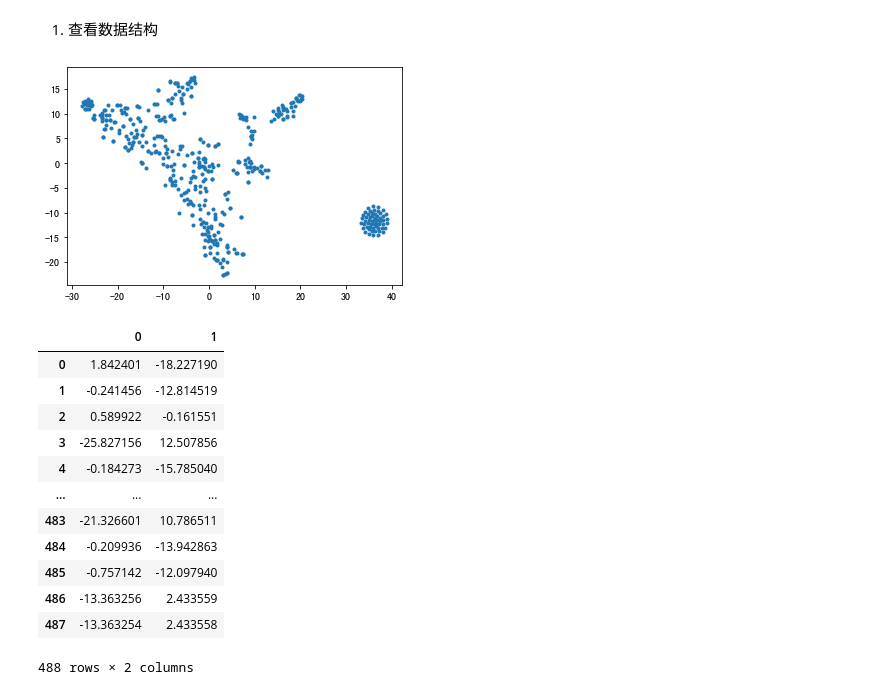
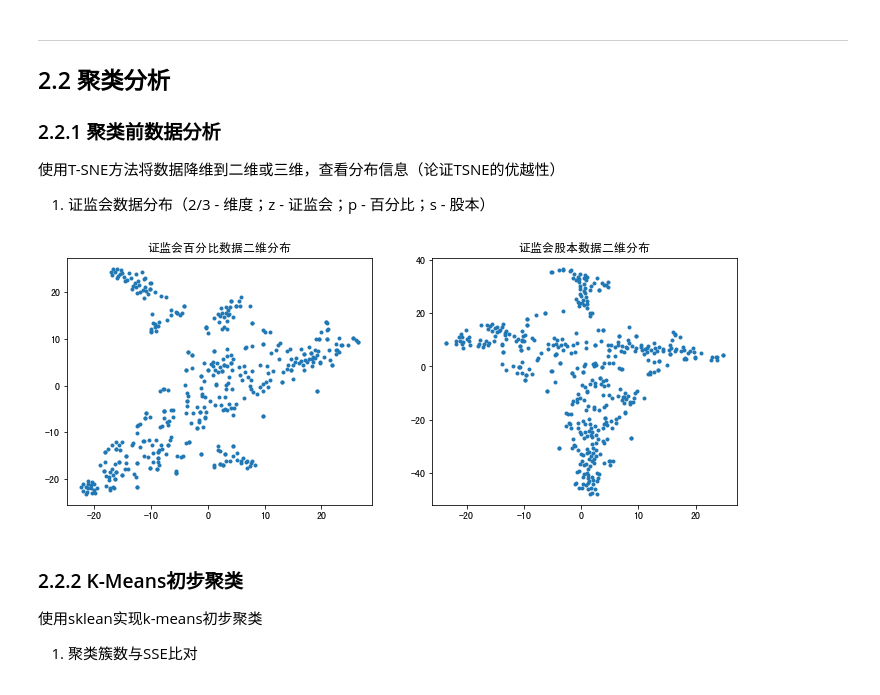
Before and after one commit to VanessaZhx/SmartInvestment, a Jupyter notebook: EDA.ipynb, the cells around one changed output. Cells and saved outputs as stored; diff of their text form; code cells hidden in the pictures.

```diff
--- a/EDA.ipynb
+++ b/EDA.ipynb
@@ -46,35 +79,51 @@ plt.show()
 # %% [markdown]
-1. 查看数据结构
+---
+## 2.2 聚类分析
+### 2.2.1 聚类前数据分析
+使用T-SNE方法将数据降维到二维或三维，查看分布信息（论证TSNE的优越性）
+1. 证监会数据分布（2/3 - 维度；z - 证监会；p - 百分比；s - 股本）
 # %%
-# tsne=TSNE(n_components=3)
-# tsne.fit_transform(df1)  #进行数据降维,降成两维
-# tsne=pd.DataFrame(tsne.embedding_,index=df1.index) #转换数据格式
-# from mpl_toolkits.mplot3d import Axes3D
-# fig = plt.figure()
-# ax = Axes3D(fig)
-# ax.scatter(tsne[0],tsne[1],tsne[2])
-# plt.show()
-# tsne
+# 数据计算
+tsne2zp=TSNE()
+tsne2zp.fit_transform(df0z_data)
+tsne2zp=pd.DataFrame(tsne2zp.embedding_,index=df0z_data.index)
 
-tsne=TSNE()
-tsne.fit_transform(df1)  #进行数据降维,降成两维
-tsne=pd.DataFrame(tsne.embedding_,index=df1.index) #转换数据格式
-fig = plt.plot(tsne[0],tsne[1],'.')
-plt.show()
-tsne
+tsne3zp=TSNE(n_components=3)
+tsne3zp.fit_transform(df0z_data)
+tsne3zp=pd.DataFrame(tsne3zp.embedding_,index=df0z_data.index)
+
+tsne2zs=TSNE()
+tsne2zs.fit_transform(df1z_data)
+tsne2zs=pd.DataFrame(tsne2zs.embedding_,index=df1z_data.index)
+
+tsne3zs=TSNE(n_components=3)
+tsne3zs.fit_transform(df1z_data)
+tsne3zs=pd.DataFrame(tsne3zs.embedding_,index=df1z_data.index)
-# %% [output]
-[figure, removed]
-|  | 0 | 1 |
-| 0 | 1.842401 | -18.227190 |
-| 1 | -0.241456 | -12.814519 |
-| 2 | 0.589922 | -0.161551 |
-| 3 | -25.827156 | 12.507856 |
-| 4 | -0.184273 | -15.785040 |
-| ... | ... | ... |
-| 483 | -21.326601 | 10.786511 |
-| 484 | -0.209936 | -13.942863 |
-| 485 | -0.757142 | -12.097940 |
-| 486 | -13.363256 | 2.433559 |
-| 487 | -13.363254 | 2.433558 |
-488 rows × 2 columns
+# %%
+# 作图
+p1 = plt.figure(figsize=(12,10))
+ax1 = p1.add_subplot(2,2,1)
+fig = plt.plot(tsne2zp[0],tsne2zp[1],'.')
+plt.title("证监会百分比数据二维分布")
+
+# ax2 = p1.add_subplot(2,2,2, projection = '3d')
+# plt.plot(tsne3zp[0],tsne3zp[1],tsne3zp[2],'.')
+# plt.title("证监会百分比数据三维分布")
+
+ax3 = p1.add_subplot(2,2,2)
+fig = plt.plot(tsne2zs[0],tsne2zs[1],'.')
+plt.title("证监会股本数据二维分布")
+
+# ax4 = p1.add_subplot(2,2,4, projection = '3d')
+# plt.plot(tsne3zs[0],tsne3zs[1],tsne3zs[2],'.')
+# plt.title("证监会股本数据三维分布")
+
+
+plt.show()
+# %% [output]
+[figure, added]
+# %% [markdown]
+### 2.2.2 K-Means初步聚类
+使用sklean实现k-means初步聚类
+1. 聚类簇数与SSE比对
 # %%
```
Also changed, not shown: parts of 27 cells of this notebook.
